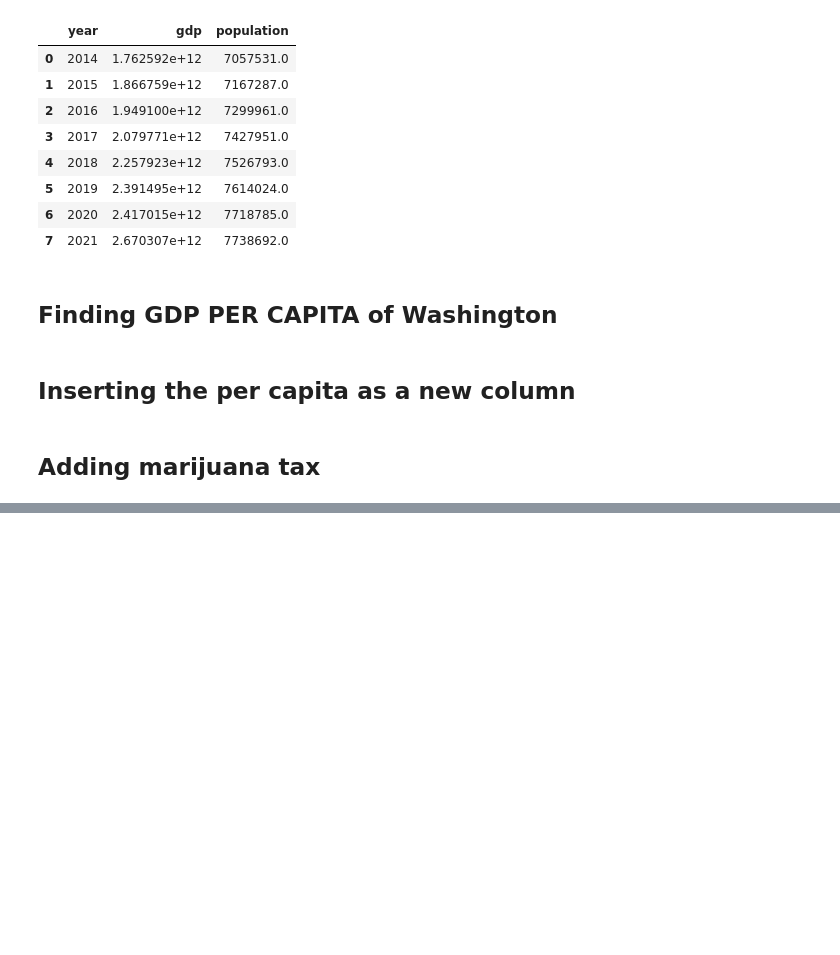
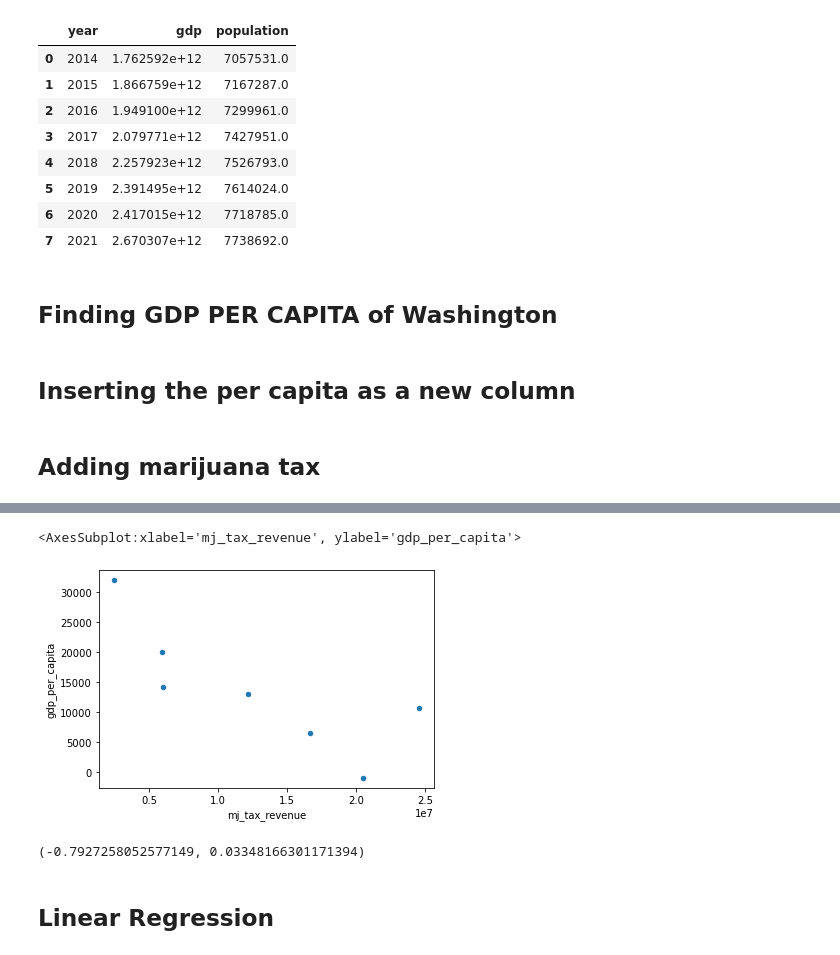
Before and after one commit to jho97/specs_capstone, a Jupyter notebook: visualized_data/wa_gdp_per_capita.ipynb, the cells around one changed output, grey strips where cells are left out. Cells and saved outputs as stored; diff of their text form; code cells hidden in the pictures; blank space fills up the shorter version.

```diff
--- a/visualized_data/wa_gdp_per_capita.ipynb
+++ b/visualized_data/wa_gdp_per_capita.ipynb
@@ -249,0 +313,15 @@ wa_mj_tax.drop(columns=["Total retail value of cannabis and cannabis products (b
+# %%
+diff_df = wa_plot_df.diff()
+# %%
+diff_df = diff_df.dropna()
+# %%
+diff_df.plot.scatter(y="gdp_per_capita", x="mj_tax_revenue")
+# %% [output]
+<AxesSubplot:xlabel='mj_tax_revenue', ylabel='gdp_per_capita'>
+[figure, added]
+# %%
+stats.pearsonr(diff_df['gdp_per_capita'], diff_df['mj_tax_revenue'])
+# %% [output]
+(-0.7927258052577149, 0.03348166301171394)
+# %% [markdown]
+## Linear Regression
```
Also changed, not shown: parts of 27 cells of this notebook.
